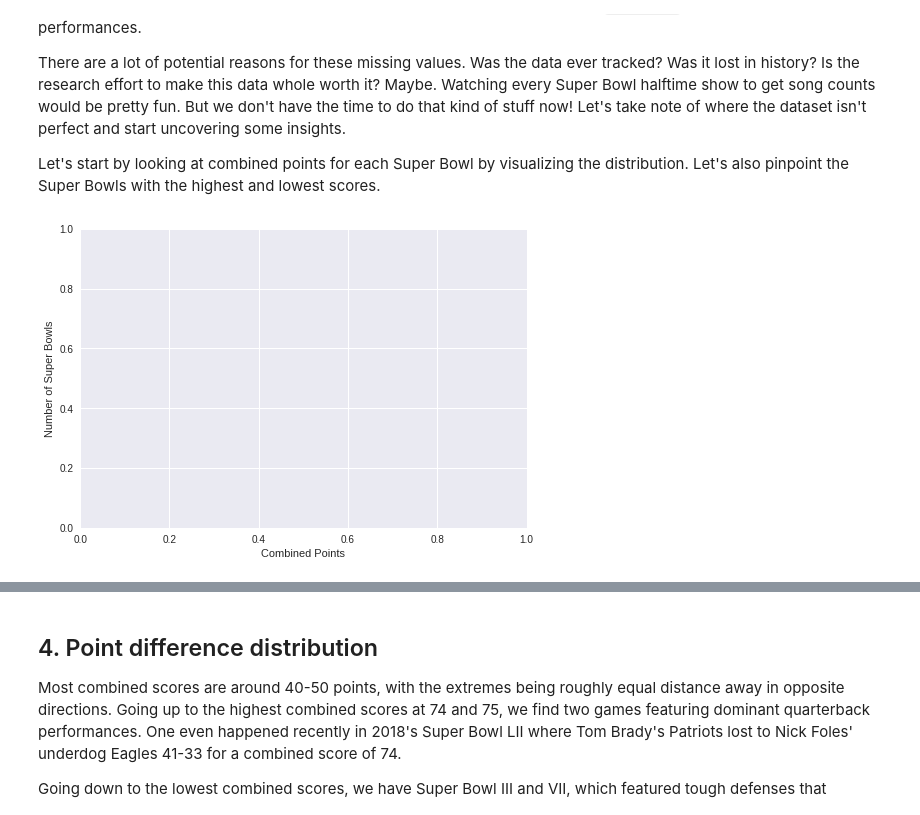
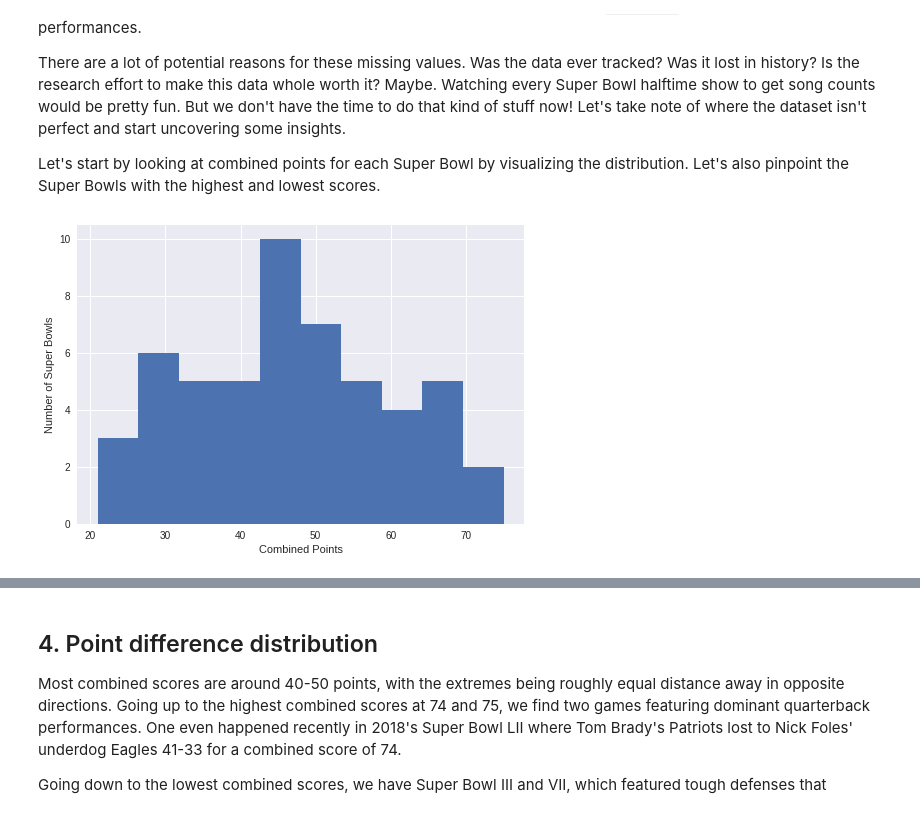
Before and after one commit to Rajat8151/TV-Halftime-Shows-and-the-Big-Game-1, a Jupyter notebook: notebook.ipynb, the cells around one changed output, grey strips where cells are left out. Saved outputs shown, nothing was run; the diff lists cells and outputs as text; code cells hidden in the pictures.

```diff
--- a/notebook.ipynb
+++ b/notebook.ipynb
@@ -87,20 +87,20 @@ memory usage: 3.2+ KB
 # %%
 # Import matplotlib and set plotting style
 from matplotlib import pyplot as plt
 %matplotlib inline
 plt.style.use('seaborn')
 
 # Plot a histogram of combined points
-# ... YOUR CODE FOR TASK 3 ...
+plt.hist(super_bowls.combined_pts)
 plt.xlabel('Combined Points')
 plt.ylabel('Number of Super Bowls')
 plt.show()
 
 # Display the Super Bowls with the highest and lowest combined scores
 display(super_bowls[super_bowls['combined_pts'] > 70])
 display(super_bowls[super_bowls['combined_pts'] < 25])
 # %% [output]
-[figure, old version]
+[figure, new version]
 |  | date | super_bowl | venue | city | state | attendance | team_winner | winning_pts | qb_winner_1 | ... |
 | 0 | 2018-02-04 | 52 | U.S. Bank Stadium | Minneapolis | Minnesota | 67612 | Philadelphia Eagles | 41 | Nick Foles | ... |
 | 23 | 1995-01-29 | 29 | Joe Robbie Stadium | Miami Gardens | Florida | 74107 | San Francisco 49ers | 49 | Steve Young | ... |
```
Also changed, not shown: parts of 2 cells of this notebook.
